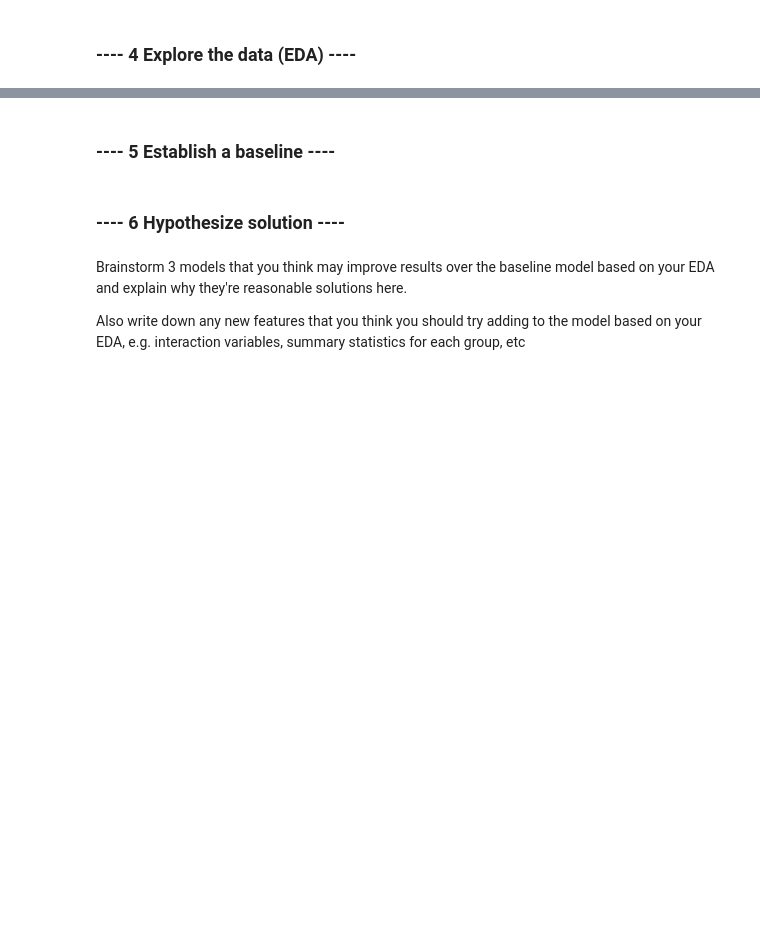
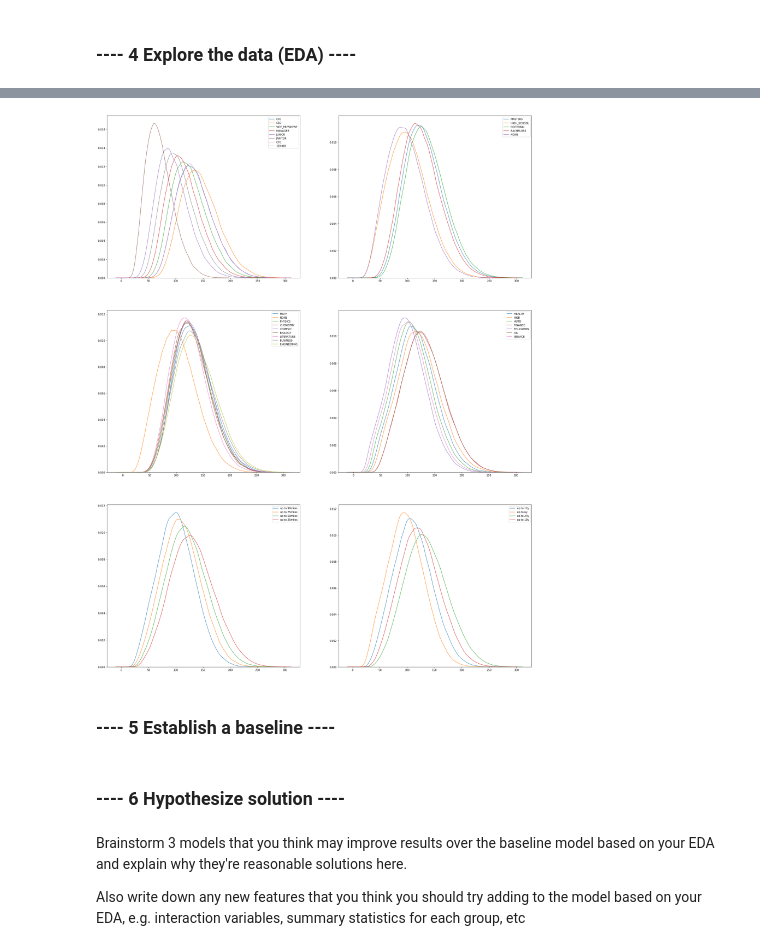
Before and after one commit to clachevv/analise-salarial, a Jupyter notebook: 00_notebook.ipynb, the cells around one changed output, grey strips where cells are left out. Saved outputs shown, nothing was run; the diff lists cells and outputs as text; code cells hidden in the pictures; blank space fills up the shorter version.

```diff
--- a/00_notebook.ipynb
+++ b/00_notebook.ipynb
@@ -25,3 +26,6 @@ load the data into a Pandas dataframe
 df = pd.read_csv('data/train_features.csv')
 target_df = pd.read_csv('data/train_salaries.csv')
 test_df = pd.read_csv('data/test_features.csv')
+# %%
+merged = df.merge(target_df, how='left', on='jobId')
+merged.head()
@@ -116,3 +126,20 @@ dtype: int64
+# %%
+merged['milesqcut'] = pd.qcut(merged['milesFromMetropolis'], q=4, labels=['up to 25miles', 'up to 50miles','up to 75miles','up to 99miles']) #to make quantiles in describe function
+merged['yearsqcut'] = pd.qcut(merged['yearsExperience'], q=4, labels=['up to 6y', 'up to 12y','up to 18y','up to 24y']) #to make quantiles in describe function
+# %%
+nrows=3; ncols=2
+fig, axes = plt.subplots(nrows=nrows, ncols=ncols, figsize=(nrows*10, ncols*20))
+
+cols_list = np.array(merged.columns.drop(['salary', 'jobId',
+                                          'companyId','milesFromMetropolis','yearsExperience'])).reshape(3,2)
+for col_row, ax_row in zip(cols_list, axes):
+    for unit, ax in zip(col_row, ax_row):
+
+        for subject in merged[unit].unique():
+            subset = merged[merged[unit] == subject]
+            sns.kdeplot(subset['salary'], label=subject, shade=False, alpha=0.8, ax=ax)
+# %% [output]
+[figure, added]
 # %% [markdown]
 ### ---- 5 Establish a baseline ----
 # %%
```
Also changed, not shown: parts of 13 cells of this notebook.
